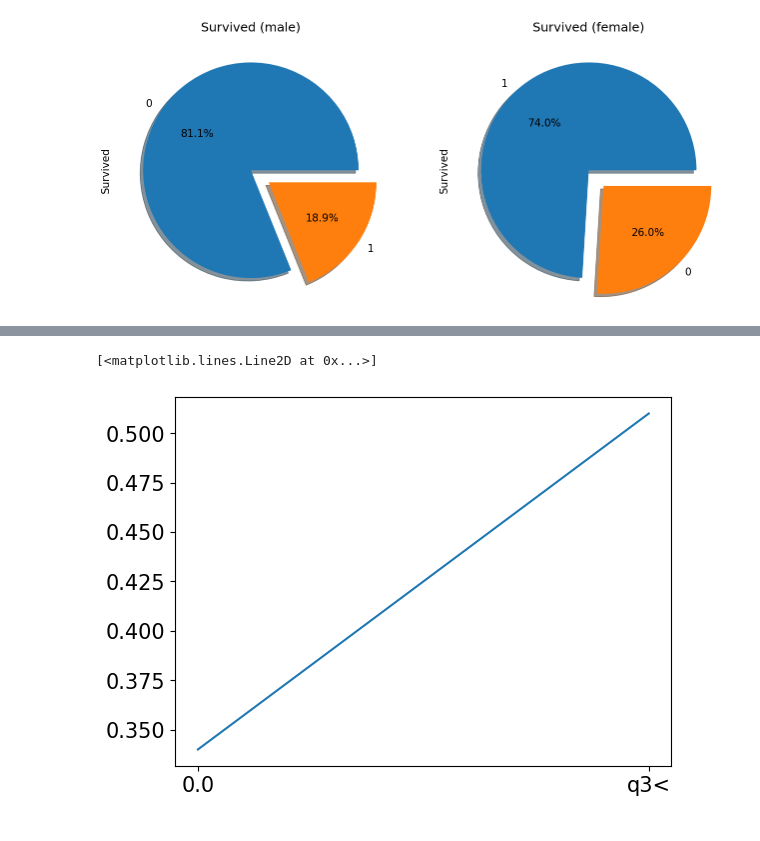
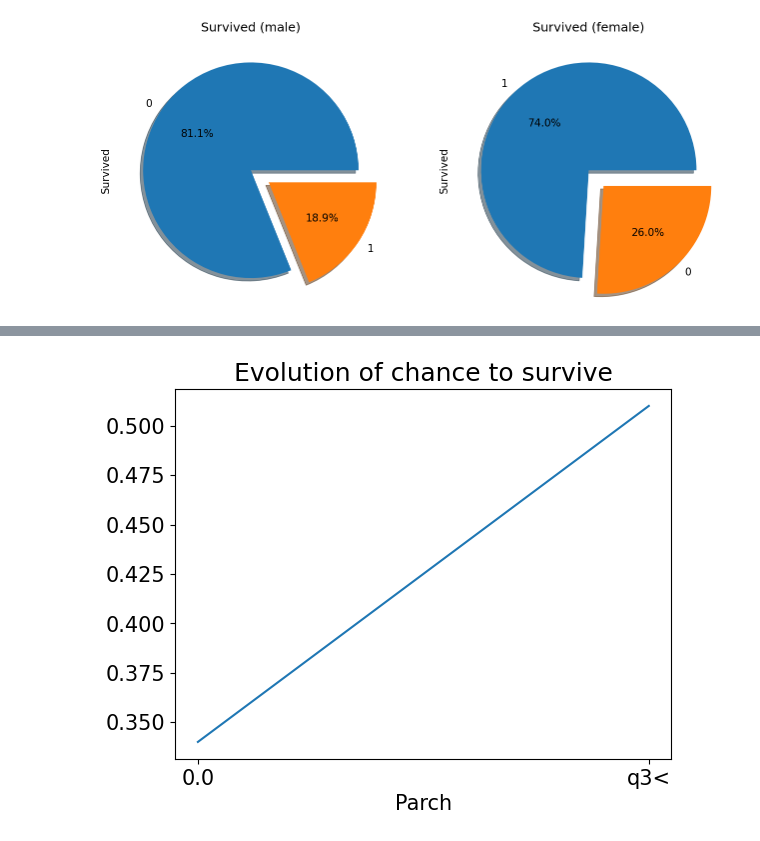
Before and after one commit to kaminosekai54/EDA-TITANIC, a Jupyter notebook: MiniProject 1.ipynb, the cells around one changed output, grey strips where cells are left out. Cells and saved outputs as stored; diff of their text form; code cells hidden in the pictures.

```diff
--- a/MiniProject 1.ipynb
+++ b/MiniProject 1.ipynb
@@ -243,6 +252,8 @@ plt.plot(survivable_probabilities.keys(),survivable_probabilities.values())
 # %%
 survivable_probabilities=survivable_probability(train_titanic,"Parch")
 plt.plot(survivable_probabilities.keys(),survivable_probabilities.values())
+plt.title("Evolution of chance to survive")
+plt.xlabel("Parch")
+plt.show()
 # %% [output]
-[<matplotlib.lines.Line2D at 0x...>]
-[figure, old version]
+[figure, new version]
```
Also changed, not shown: parts of 10 cells of this notebook, 1 other file.
